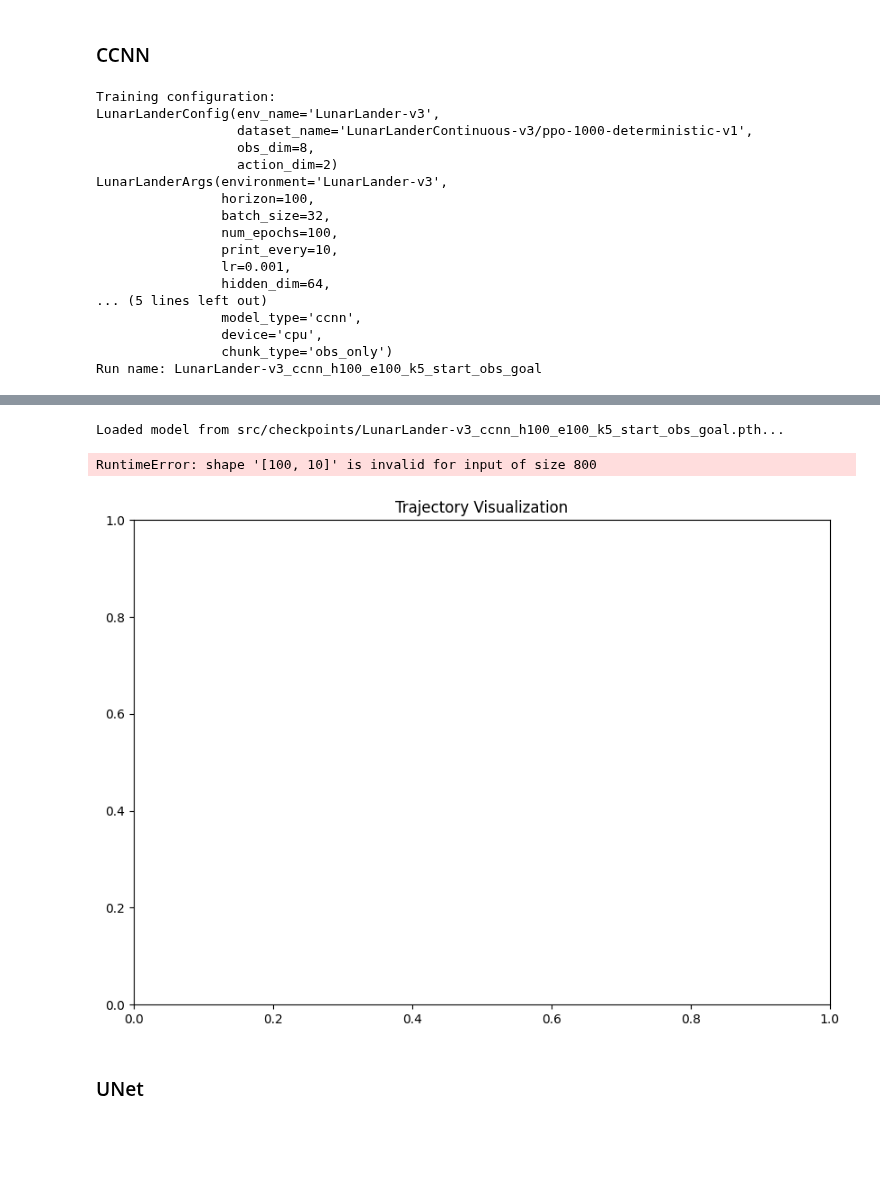
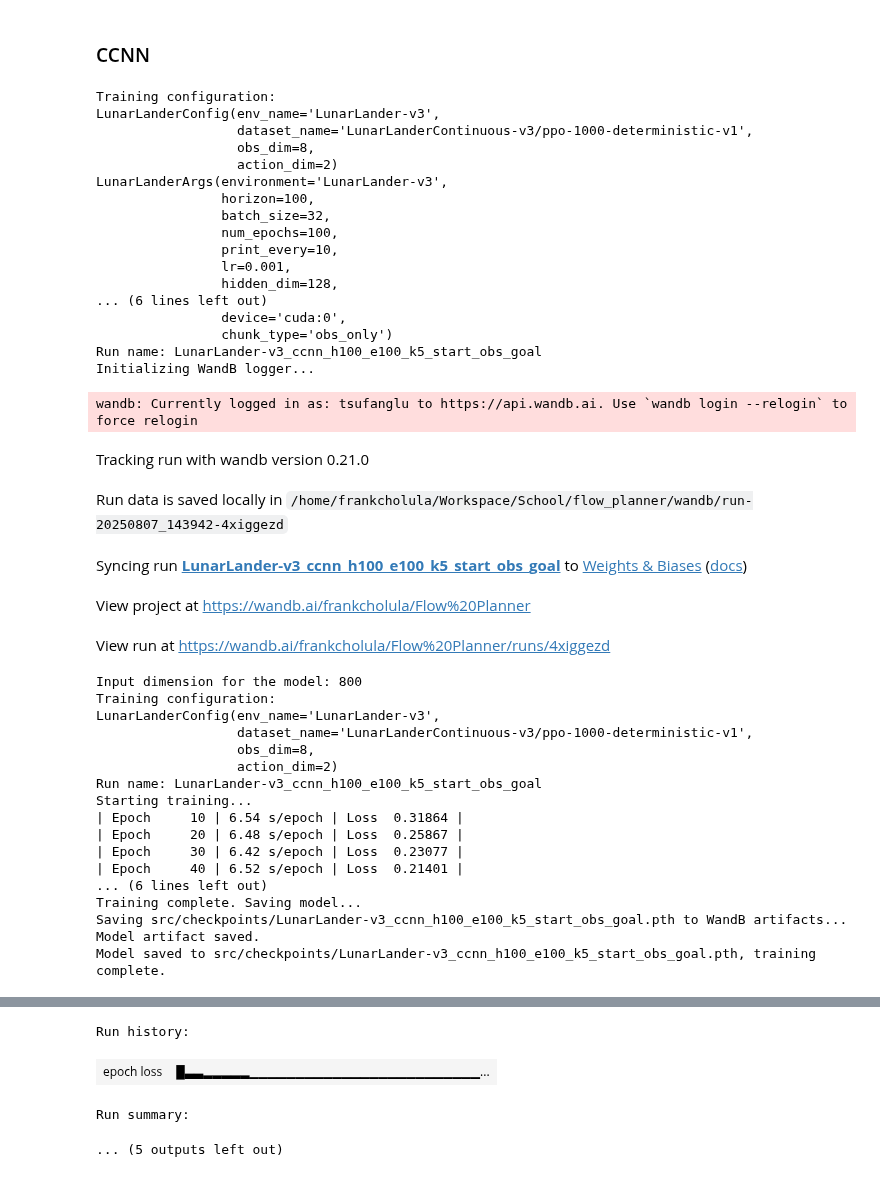
Before and after one commit to frankcholula/flow_planner, a Jupyter notebook: src/notebooks/hp.ipynb, the cells around one changed output, grey strips where cells are left out. Cells and saved outputs as stored; diff of their text form; code cells hidden in the pictures; blank space fills up the shorter version.

```diff
--- a/src/notebooks/hp.ipynb
+++ b/src/notebooks/hp.ipynb
@@ -95,7 +95,7 @@ class LunarLanderArgs:
     num_epochs: int = 100
     print_every: int = 10
     lr: float = 1e-3
-    hidden_dim: int = 64
+    hidden_dim: int = 128
     kernel_size: int = 5
     step_size: float = 0.05
     solver_method: str = "midpoint"
@@ -125,16 +125,16 @@ pp.pprint(config)
 pp.pprint(args)
 print("Run name:", run_name)
 
-# logger = WandBLogger(
-#     config=args,
-#     run_name=run_name
-# )
-# model, stats, input_dim = train(
-#     config=config, args=args, dataset=minari_dataset, logger=logger
-# )
-# env = minari_dataset.recover_environment()
-# evaluate_open_loop(env, model, stats, input_dim, args, logger=logger)
-# logger.finish()
+logger = WandBLogger(
+    config=args,
+    run_name=run_name
+)
+model, stats, input_dim = train(
+    config=config, args=args, dataset=minari_dataset, logger=logger
+)
+env = minari_dataset.recover_environment()
+evaluate_open_loop(env, model, stats, input_dim, args, logger=logger)
+logger.finish()
 # %% [output]
 Training configuration:
 LunarLanderConfig(env_name='LunarLander-v3',
@@ -147,9 +147,32 @@ LunarLanderArgs(environment='LunarLander-v3',
                 num_epochs=100,
                 print_every=10,
                 lr=0.001,
-                hidden_dim=64,
-... (5 lines left out)
-                model_type='ccnn',
-                device='cpu',
+                hidden_dim=128,
+... (6 lines left out)
+                device='cuda:0',
                 chunk_type='obs_only')
 Run name: LunarLander-v3_ccnn_h100_e100_k5_start_obs_goal
+Initializing WandB logger...
+wandb: Currently logged in as: tsufanglu to https://api.wandb.ai. Use `wandb login --relogin` to force relogin
+Tracking run with wandb version 0.21.0
+Run data is saved locally in /home/frankcholula/Workspace/School/flow_planner/wandb/run-20250807_143942-4xiggezd
+Syncing run LunarLander-v3_ccnn_h100_e100_k5_start_obs_goal to Weights & Biases (docs)
+View project at https://wandb.ai/frankcholula/Flow%20Planner
+View run at https://wandb.ai/frankcholula/Flow%20Planner/runs/4xiggezd
+Input dimension for the model: 800
+Training configuration:
+LunarLanderConfig(env_name='LunarLander-v3',
+                  dataset_name='LunarLanderContinuous-v3/ppo-1000-deterministic-v1',
+                  obs_dim=8,
+                  action_dim=2)
+Run name: LunarLander-v3_ccnn_h100_e100_k5_start_obs_goal
+Starting training...
+| Epoch     10 | 6.54 s/epoch | Loss  0.31864 |
+| Epoch     20 | 6.48 s/epoch | Loss  0.25867 |
+| Epoch     30 | 6.42 s/epoch | Loss  0.23077 |
+| Epoch     40 | 6.52 s/epoch | Loss  0.21401 |
+... (6 lines left out)
+Training complete. Saving model...
+Saving src/checkpoints/LunarLander-v3_ccnn_h100_e100_k5_start_obs_goal.pth to WandB artifacts...
+Model artifact saved.
+Model saved to src/checkpoints/LunarLander-v3_ccnn_h100_e100_k5_start_obs_goal.pth, training complete.
@@ -156,22 +180,4 @@ Run name: LunarLander-v3_ccnn_h100_e100_k5_start_obs_goal
+Run history:
+| epoch loss | █▃▃▂▂▂▂▂▁▁▁▁▁▁▁▁▁▁▁▁▁▁▁▁▁▁▁▁▁▁▁▁▁... |
+Run summary:
+... (5 outputs left out)
-# %%
-MODEL_SAVE_PATH = "src/checkpoints/LunarLander-v3_ccnn_h100_e100_k5_start_obs_goal.pth"
-print(f"Loaded model from {MODEL_SAVE_PATH}...")
-state_dict = torch.load(MODEL_SAVE_PATH, map_location=device)
-vf = ConditionalCNN(
-    horizon=args.horizon,
-    input_dim=input_dim,
-    hidden_dim=args.hidden_dim,
-    cond_dim=cond_dim,
-    kernel_size=args.kernel_size,
-).to(device)
-vf.load_state_dict(state_dict)
-env = minari_dataset.recover_environment()
-fig, ax = evaluate_open_loop(env, vf, minari_dataset_stats, input_dim, args)
-plt.show()
-plt.close(fig)
-# %% [output]
-Loaded model from src/checkpoints/LunarLander-v3_ccnn_h100_e100_k5_start_obs_goal.pth...
-RuntimeError: shape '[100, 10]' is invalid for input of size 800
-[figure, removed]
-# %% [markdown]
-### UNet
```
Also changed, not shown: parts of 5 cells of this notebook, 1 other file.
